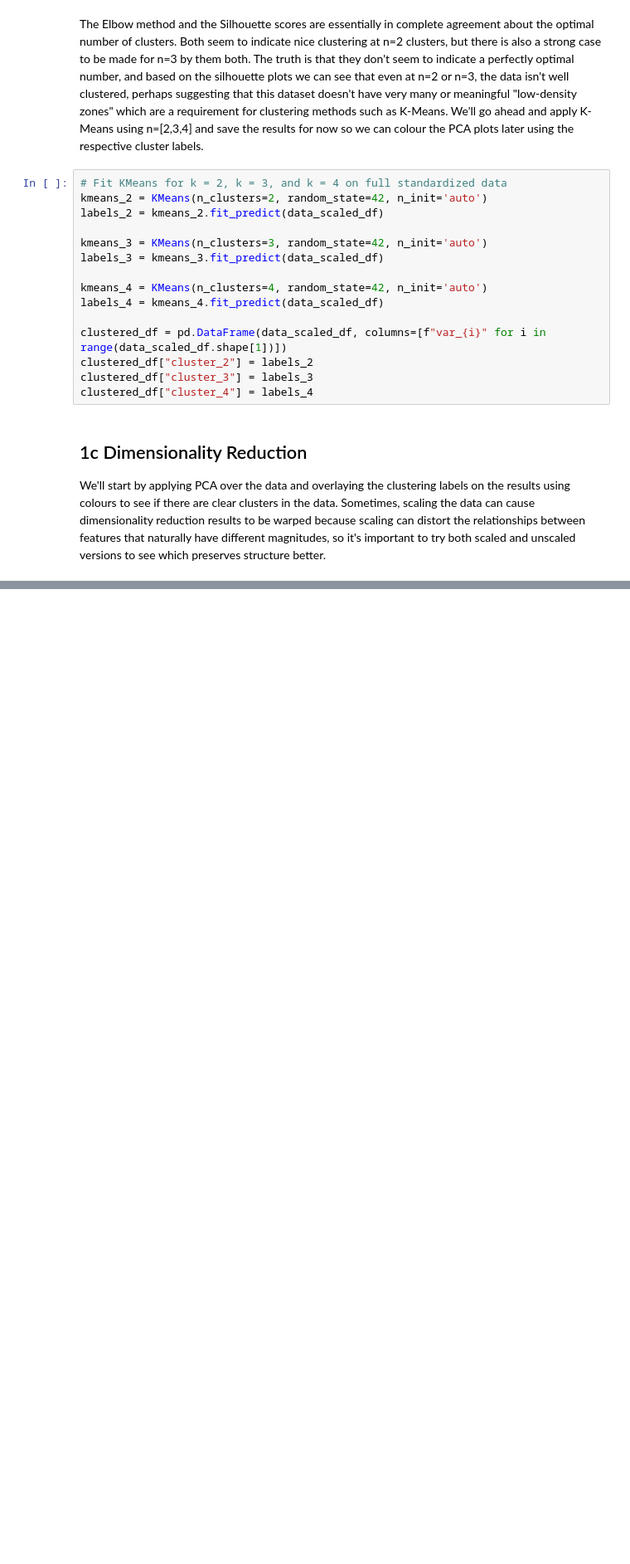
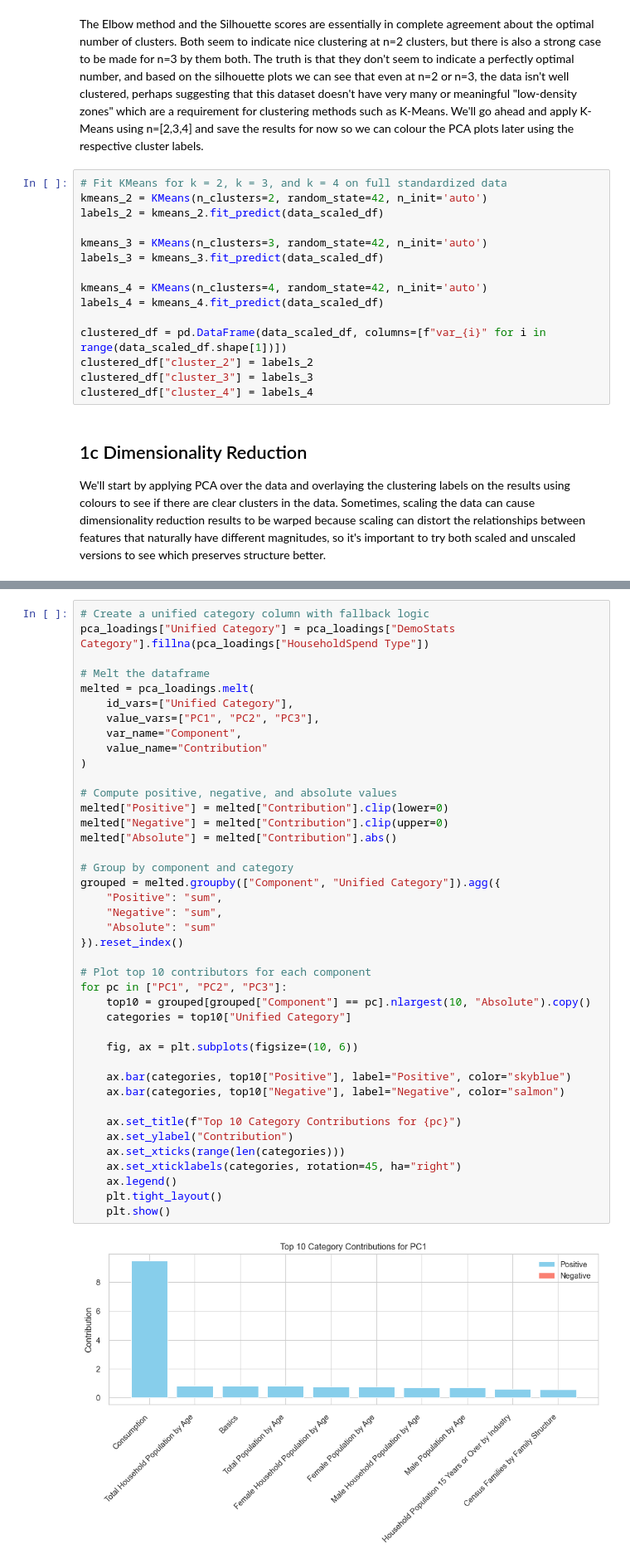
Before and after one commit to namrapatel/ca-households, a Jupyter notebook: namra.ipynb, the cells around one changed output, grey strips where cells are left out. Shown at 83% size. Drawn from its saved outputs; the diff is of its cells as text; blank space fills up the shorter version.

```diff
--- a/namra.ipynb
+++ b/namra.ipynb
@@ -477,0 +463,43 @@ Top contributors to PC3:
+# %%
+# Create a unified category column with fallback logic
+pca_loadings["Unified Category"] = pca_loadings["DemoStats Category"].fillna(pca_loadings["HouseholdSpend Type"])
+
+# Melt the dataframe
+melted = pca_loadings.melt(
+    id_vars=["Unified Category"],
+    value_vars=["PC1", "PC2", "PC3"],
+    var_name="Component",
+    value_name="Contribution"
+)
+
+# Compute positive, negative, and absolute values
+melted["Positive"] = melted["Contribution"].clip(lower=0)
+melted["Negative"] = melted["Contribution"].clip(upper=0)
+melted["Absolute"] = melted["Contribution"].abs()
+
+# Group by component and category
+grouped = melted.groupby(["Component", "Unified Category"]).agg({
+    "Positive": "sum",
+    "Negative": "sum",
+    "Absolute": "sum"
+}).reset_index()
+
+# Plot top 10 contributors for each component
+for pc in ["PC1", "PC2", "PC3"]:
+    top10 = grouped[grouped["Component"] == pc].nlargest(10, "Absolute").copy()
+    categories = top10["Unified Category"]
+
+    fig, ax = plt.subplots(figsize=(10, 6))
+
+    ax.bar(categories, top10["Positive"], label="Positive", color="skyblue")
+    ax.bar(categories, top10["Negative"], label="Negative", color="salmon")
+
+    ax.set_title(f"Top 10 Category Contributions for {pc}")
+    ax.set_ylabel("Contribution")
+    ax.set_xticks(range(len(categories)))
+    ax.set_xticklabels(categories, rotation=45, ha="right")
+    ax.legend()
+    plt.tight_layout()
+    plt.show()
+# %% [output]
+[figure, added]
```
Also changed, not shown: parts of 11 cells of this notebook.
